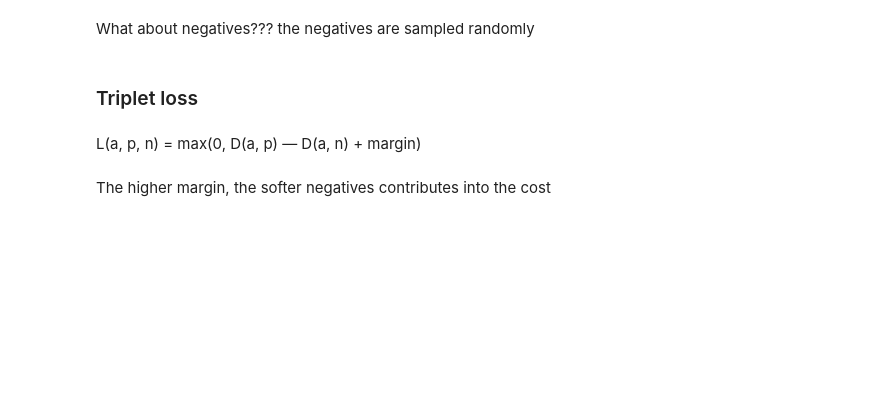
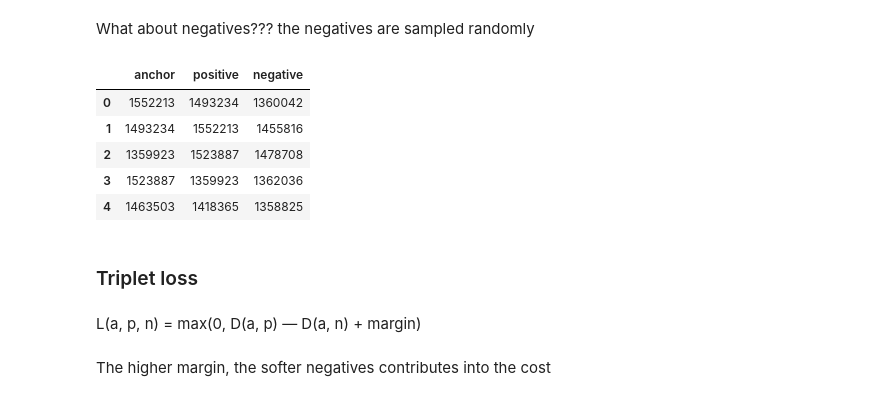
Before and after one commit to seyedsaeidmasoumzadeh/ODSC, a Jupyter notebook: item2vec.ipynb, the cells around one changed output. Cells and saved outputs as stored; diff of their text form; code cells hidden in the pictures; blank space fills up the shorter version.

```diff
--- a/item2vec.ipynb
+++ b/item2vec.ipynb
@@ -260,0 +374,6 @@ sample_data(['1463503', '1418365', '1531480'],  2)
+# %%
+all_samples = session_seq['sequence_of_clicks'].apply(lambda x:sample_data(x, 2))
+all_samples = np.concatenate(all_samples.values)
+# %%
+df = pd.DataFrame(all_samples, columns=['anchor', 'positive'])
+df.head()
@@ -261,6 +387,16 @@ sample_data(['1463503', '1418365', '1531480'],  2)
 # %% [markdown]
 What about negatives???
 the negatives are sampled randomly
+# %%
+df['negative'] = df['positive'].sample(frac=1).reset_index(drop=True)
+df.head()
+# %% [output]
+|  | anchor | positive | negative |
+| 0 | 1552213 | 1493234 | 1360042 |
+| 1 | 1493234 | 1552213 | 1455816 |
+| 2 | 1359923 | 1523887 | 1478708 |
+| 3 | 1523887 | 1359923 | 1362036 |
+| 4 | 1463503 | 1418365 | 1358825 |
 # %% [markdown]
 ### Triplet loss
 # %% [markdown]
```
Also changed, not shown: parts of 29 cells of this notebook.
